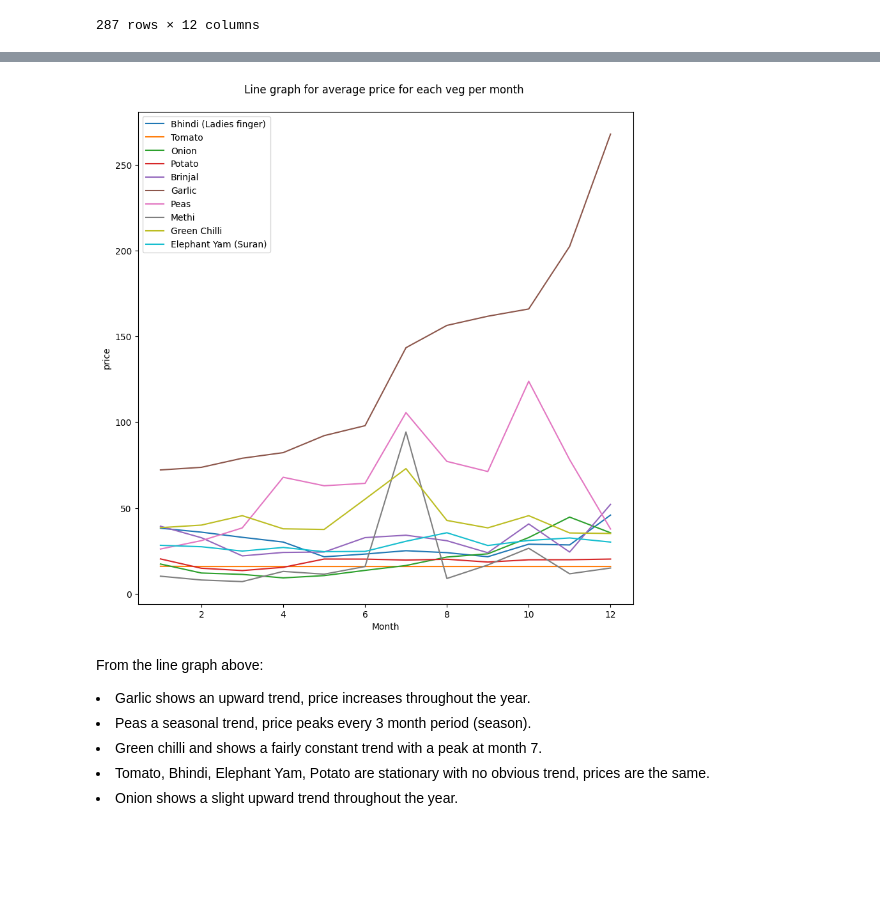
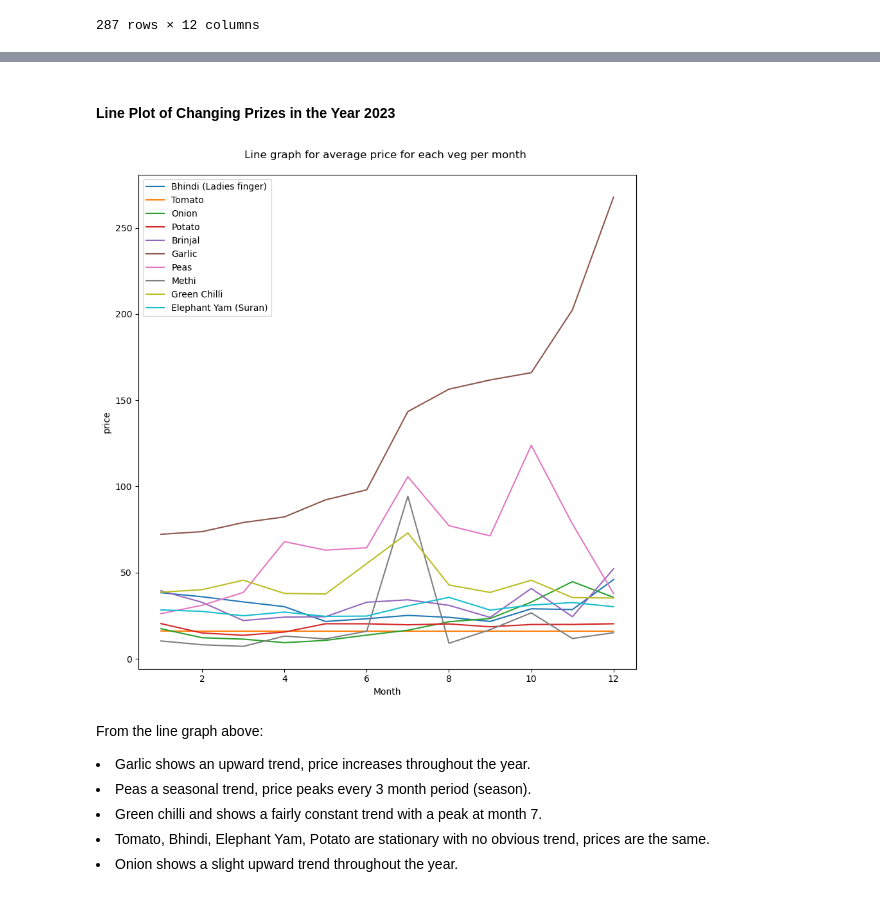
Before and after one commit to VuyiswaN/group5_vegetable_analysis, a Jupyter notebook: vegetable_price_analysis.ipynb, the cells around one changed output, grey strips where cells are left out. Cells and saved outputs as stored; diff of their text form; code cells hidden in the pictures; blank space fills up the shorter version.

```diff
--- a/vegetable_price_analysis.ipynb
+++ b/vegetable_price_analysis.ipynb
@@ -240,28 +268,28 @@ mean_month
 | 10 | 28.980769 | 16.000000 | 32.846154 | 19.884615 | 40.769231 | 165.961538 | 123.846154 | 26.615385 | 45.576923 | ... |
 | 11 | 28.543478 | 16.000000 | 44.739130 | 19.913043 | 24.391304 | 202.391304 | 78.217391 | 11.739130 | 35.521739 | ... |
 | 12 | 45.913043 | 16.000000 | 35.608696 | 20.304348 | 52.173913 | 267.826087 | 37.826087 | 15.086957 | 35.217391 | ... |
+# %% [markdown]
+ #### Line Plot of Changing Prizes in the Year 2023
 # %%
-mean_month = df.groupby('Month').mean(numeric_only=True)
-
+# The code retrieves a sorted list of indices from mean_month for ax
+# selects only the numeric columns from mean_month for y_ax
 ax = sorted(list(mean_month.index))
 y_ax = mean_month.select_dtypes('number')
 
-# Plot the line graph.
-#for i, txt in enumerate(y_ax):
-    #plt.annotate(f"${txt}", (ax[i], y_ax[i]), textcoords="offset points", xytext=(0,5), ha='center')
+# Plot the line graph
 plt.figure(figsize=(10, 10))
 plt.plot(ax, y_ax)
 plt.legend(mean_month.columns)
 
 
 # Set axis and graph titles.
 plt.xlabel('Month')
 plt.ylabel('price')
 plt.title('Line graph for average price for each veg per month \n')
 
 plt.show()
 # %% [output]
-[figure, old version]
+[figure, new version]
 # %% [markdown]
 From the line graph above:
 
```
Also changed, not shown: parts of 25 cells of this notebook.
